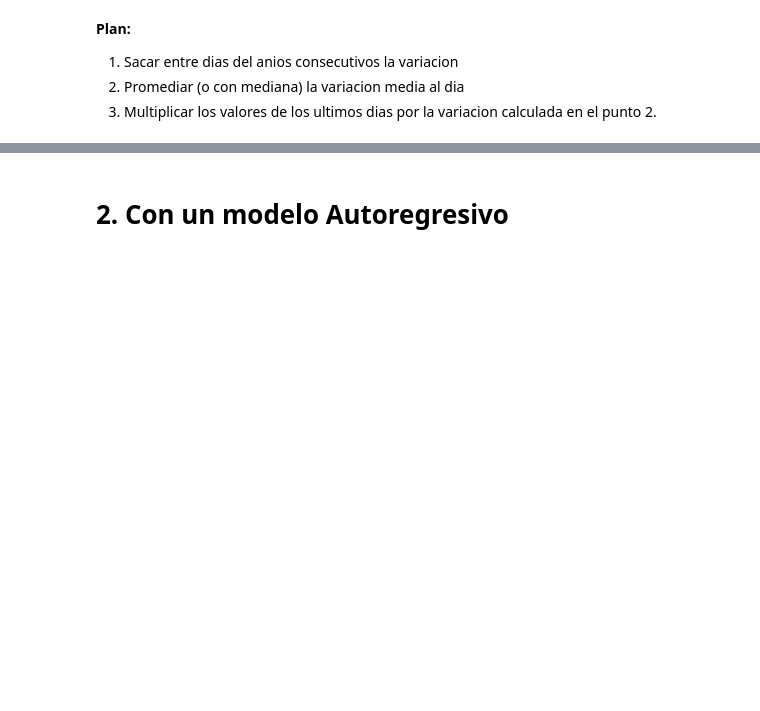
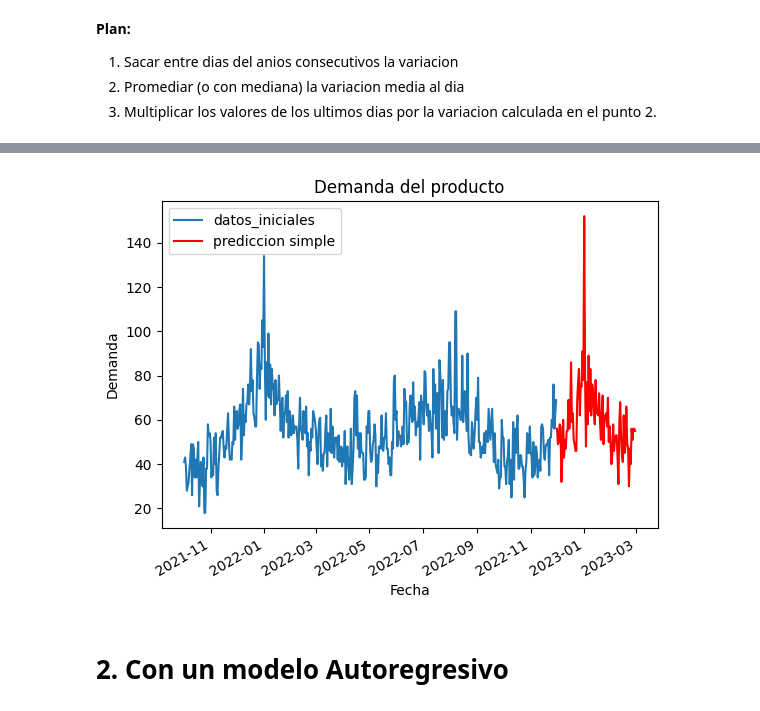
Before and after one commit to juanksRuiz/AI-DemandForecast, a Jupyter notebook: predicciones.ipynb, the cells around one changed output, grey strips where cells are left out. Drawn from its saved outputs; the diff is of its cells as text; code cells hidden in the pictures; blank space fills up the shorter version.

Commit message:
prediccion simplea finalizada, falta resultados comparando con dataset para calcular RMSE

```diff
--- a/predicciones.ipynb
+++ b/predicciones.ipynb
@@ -106,0 +132,46 @@ for i,c in enumerate(cols_demanda):
+# %%
+# Asegurarse de que las columnas tienen el mismo nombre y tipo de datos
+transformed_df['mes'] = transformed_df['mes'].astype(int)
+transformed_df['dia'] = transformed_df['dia'].astype(int)
+demanda_test_df['mes'] = demanda_test_df['mes'].astype(int)
+demanda_test_df['dia'] = demanda_test_df['dia'].astype(int)
+# %%
+# Prediccion simple - aqui el "entrenamiento" es directamente consecutivo de los datos de prueba
+# Una funcion mas robusta es necesaria a futuro
+
+# Realizar el left join nuevamente después de las correcciones
+final_transf_df = transformed_df.loc[:, ['mes', 'dia', 'demanda_2020', 'demanda_2021', 'demanda_2022', 'avg_pct_var_rel']]
+join_df = demanda_test_df.merge(final_transf_df, how='left', left_on=['mes', 'dia'], right_on=['mes', 'dia'])
+# %%
+# Prediccion final
+def simple_predict(row):
+    if row['anio'] == 2022 and pd.isna(row['demanda_2022']):
+        return row['demanda_2021'] + round(row['demanda_2021']*row['avg_pct_var_rel'])
+    else:
+        return row['demanda_2022'] + round(row['demanda_2022']*row['avg_pct_var_rel'])
+
+
+join_df['prediccion_demanda'] = join_df.apply(simple_predict, axis=1)
+# %%
+prediction_df = join_df.loc[:,['date', 'prediccion_demanda']]
+prediction_df['prediccion_demanda'] = prediction_df['prediccion_demanda'].astype(int)
+# %%
+aux_df = complete_demanda_prod_df[complete_demanda_prod_df['date']>'2021-10-01']
+plt.plot(aux_df.date, aux_df.demanda)
+plt.plot(prediction_df['date'], prediction_df['prediccion_demanda'], color='r')
+
+# Formatear los ticks para que muestren solo el mes y el anio
+plt.gca().xaxis.set_major_formatter(plt.matplotlib.dates.DateFormatter('%Y-%m'))
+
+# Rotar los x-ticks para mayor legibilidad
+plt.gcf().autofmt_xdate()
+
+plt.xlabel('Fecha')
+plt.ylabel('Demanda')
+plt.title("Demanda del producto")
+plt.legend(['datos_iniciales', 'prediccion simple'])
+
+
+plt.show()
+# %% [output]
+[figure, added]
```
Also changed, not shown: parts of 15 cells of this notebook.
